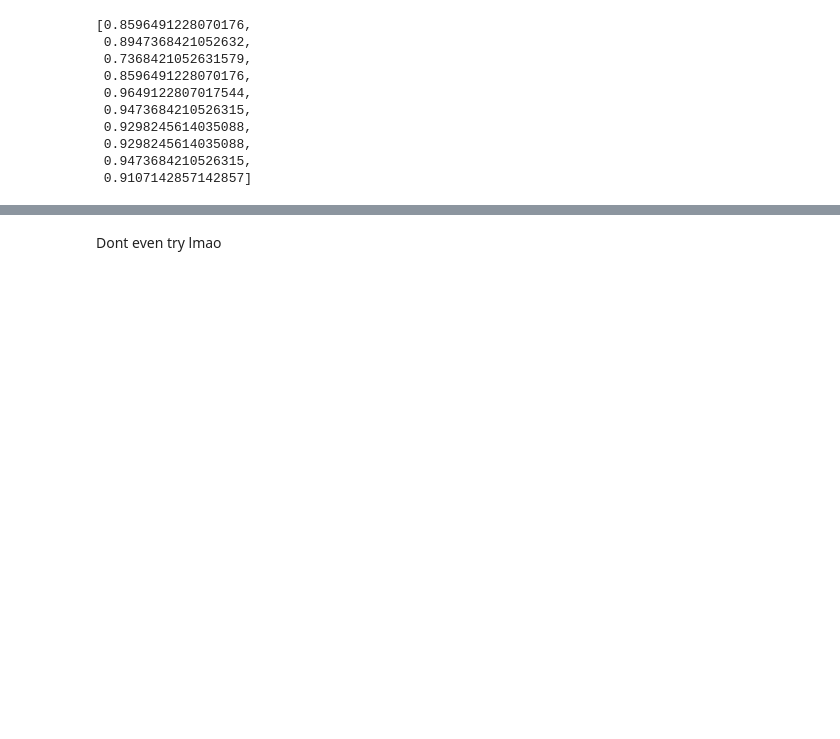
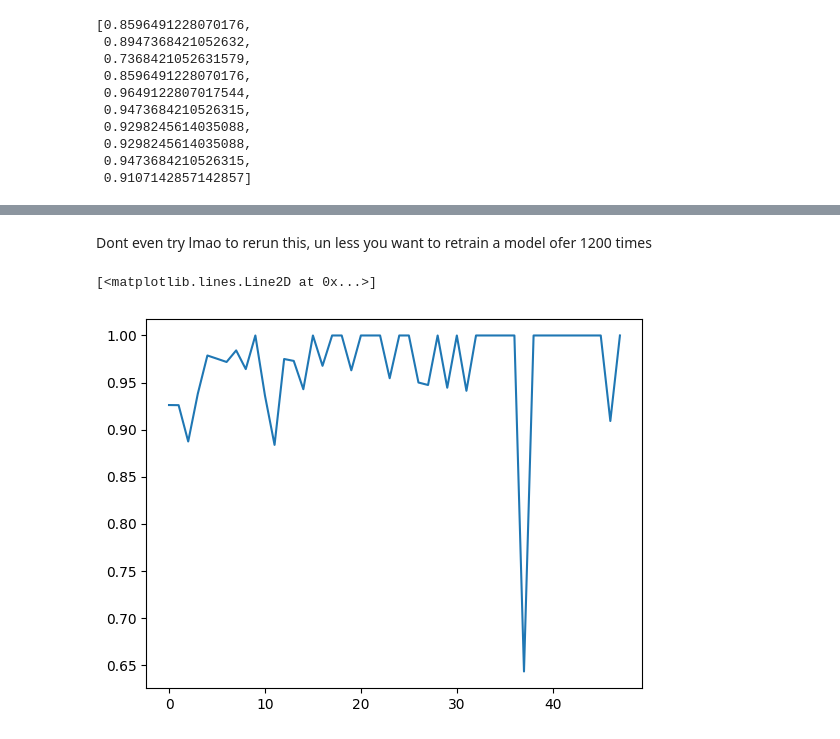
Before and after one commit to AR615598/Classifying_Cancer_Cells, a Jupyter notebook: cancer_cell_classification.ipynb, the cells around one changed output, grey strips where cells are left out. Cells and saved outputs as stored; diff of their text form; code cells hidden in the pictures; blank space fills up the shorter version.

```diff
--- a/cancer_cell_classification.ipynb
+++ b/cancer_cell_classification.ipynb
@@ -782,5 +782,10 @@ models, scores = optim_folds(X,y, 2, 50, 1)
-# %% [markdown]
-Dont even try lmao
+# %% [markdown]
+Dont even try lmao to rerun this, un less you want to retrain a model ofer 1200 times
+# %%
+plt.plot(models)
+# %% [output]
+[<matplotlib.lines.Line2D at 0x...>]
+[figure, added]
 # %%
 def optim_layers(X_train,y_train,X_test,y_test, min, max, step):
     layer = [tf.keras.layers.Dense(10, activation='relu')]
```
Also changed, not shown: parts of 6 cells of this notebook.
